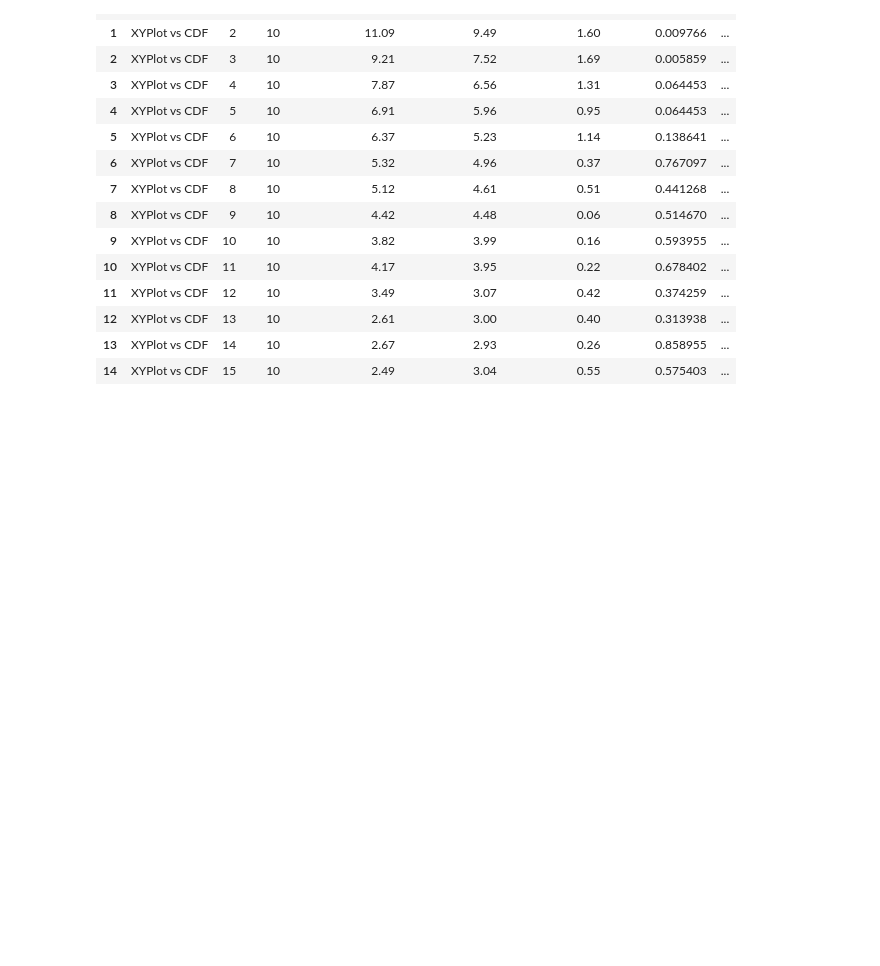
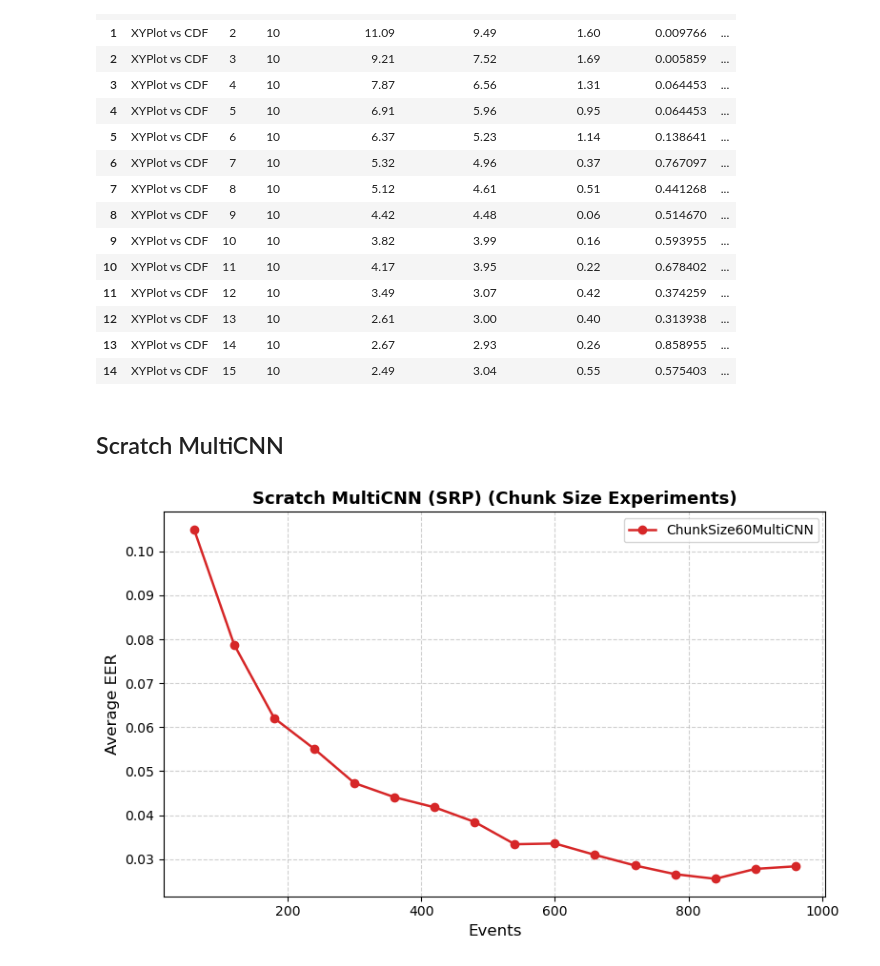
Before and after one commit to S-lijun/Mouse_Dynamics, a Jupyter notebook: Results_New.ipynb, the cells around one changed output. Cells and saved outputs as stored; diff of their text form; code cells hidden in the pictures; blank space fills up the shorter version.

```diff
--- a/Results_New.ipynb
+++ b/Results_New.ipynb
@@ -733,3 +733,9 @@ df
 | 12 | XYPlot vs CDF | 13 | 10 | 2.61 | 3.00 | 0.40 | 0.313938 | ... |
 | 13 | XYPlot vs CDF | 14 | 10 | 2.67 | 2.93 | 0.26 | 0.858955 | ... |
 | 14 | XYPlot vs CDF | 15 | 10 | 2.49 | 3.04 | 0.55 | 0.575403 | ... |
+# %% [markdown]
+## Scratch MultiCNN
+# %%
+plot_chunk_json_curves("Results/Scratch_MultiCNN/SRP/OneChannel", max_event=1000, model="Scratch MultiCNN (SRP)")
+# %% [output]
+[figure, added]
```
Also changed, not shown: 9 other files.
